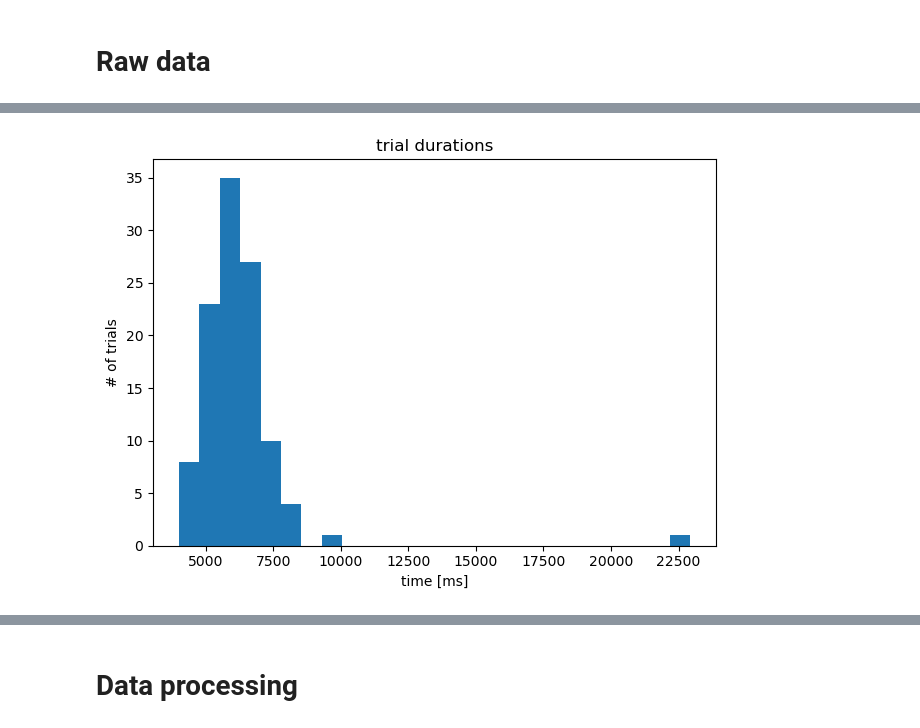
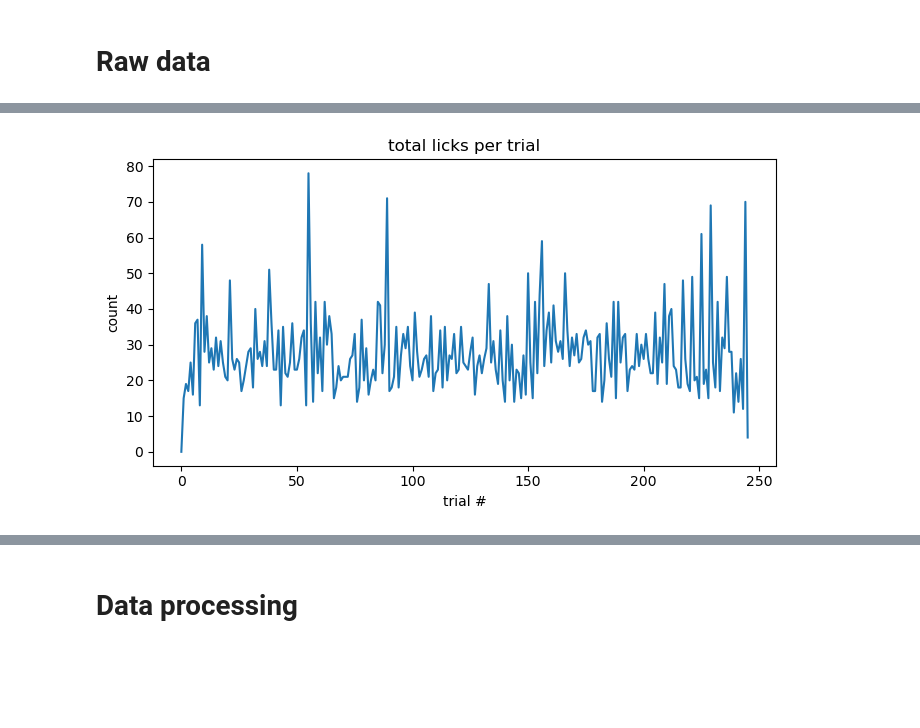
Before and after one commit to the-wang-lab/active_task_encoding_model, a Jupyter notebook: visualize_data.ipynb, the cells around one changed output, grey strips where cells are left out. Drawn from its saved outputs; the diff is of its cells as text; code cells hidden in the pictures; blank space fills up the shorter version.

```diff
--- a/visualize_data.ipynb
+++ b/visualize_data.ipynb
@@ -122,0 +131,26 @@ fig.tight_layout()
+# %%
+# plot trial durations and reward times
+arr = np.empty(len(gr_raw))*np.nan
+tot_ts, rwd_ts, n_rwd = deepcopy(arr), deepcopy(arr), deepcopy(arr)
+for i, (_, df) in enumerate(gr_raw):
+    tot_ts[i] = len(df.loc[:, 'dst'])
+    rwd = df.loc[:, 'rwd'] # get rwd arrays
+    i_rwd = np.where(rwd == 1)[0] # find indices for rwd
+    n_rwd[i] = rwd.sum() # count number of cues
+    try: # skip if empty
+        rwd_ts[i] = int(i_rwd)
+    except TypeError:
+        pass
+
+fig, axarr = plt.subplots(figsize=(7, 4))
+ax = axarr
+ax.plot(steps2ms(tot_ts), label='trial duration')
+ax.plot(steps2ms(rwd_ts), label='reward time', alpha=0.65)
+ax.legend()
+
+ax.set_xlabel('trial #')
+ax.set_ylabel('time [ms]')
+ax.set_title('trial durations and reward delivery')
+ax.set_ylim(0, 15000)
+
+fig.tight_layout()
@@ -123,15 +200,16 @@ fig.tight_layout()
 # %%
 # plot trial durations
-trial_ts = np.array([len(df.loc[:, 'distance']) for df in dfs_raw])
+lck = np.array([df.loc[:, 'lck'].sum() for _, df in gr_raw])
 
-fig, axarr = plt.subplots()
+fig, axarr = plt.subplots(figsize=(7, 4))
 ax = axarr
-ax.hist(steps2ms(trial_ts), bins=25)
+ax.plot(lck)
 
-ax.set_xlabel('time [ms]')
-ax.set_ylabel('# of trials')
-ax.set_title('trial durations')
+ax.set_xlabel('trial #')
+ax.set_ylabel('count')
+ax.set_title('total licks per trial')
+# ax.set_ylim(0, 1500)
 
 fig.tight_layout()
 # %% [output]
-[figure, old version]
+[figure, new version]
```
Also changed, not shown: parts of 20 cells of this notebook, 1 other file.
